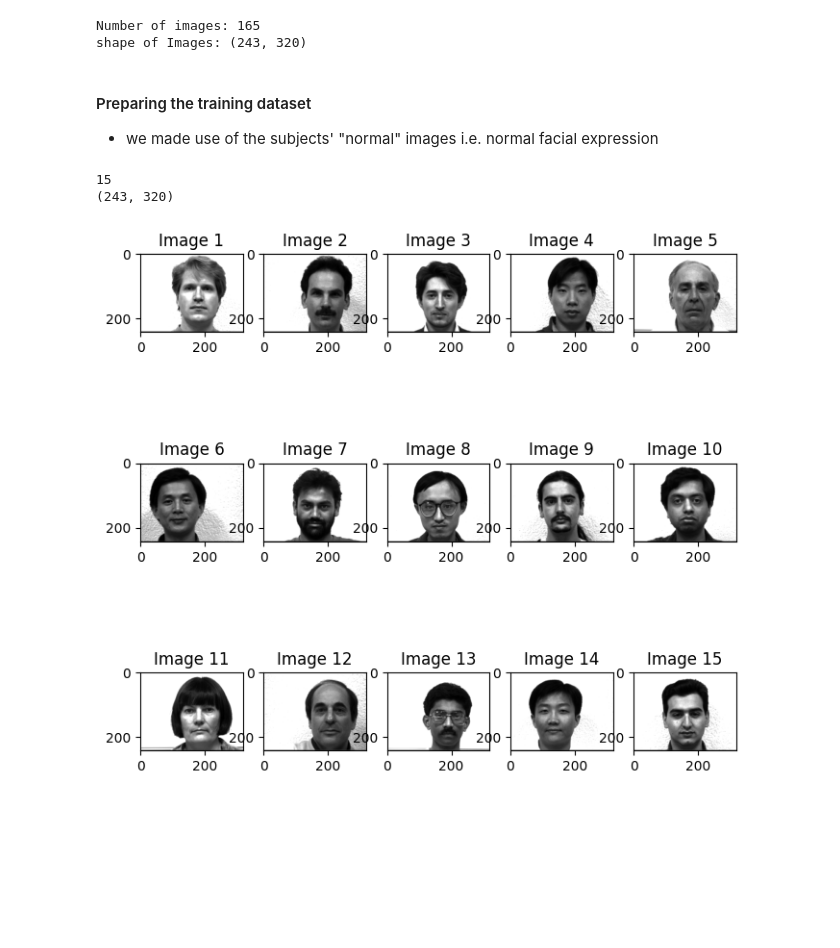
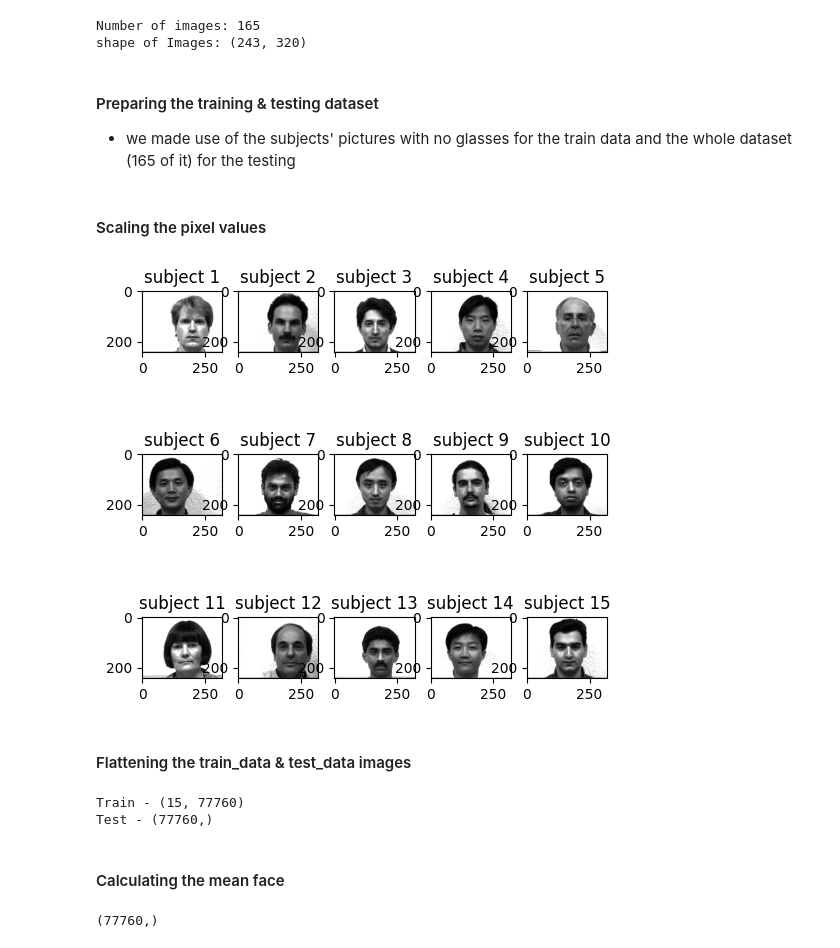
Before and after one commit to Isa1asN/face-recognition-eigen_faces-fisher_faces, a Jupyter notebook: EigenFaces.ipynb, the cells around one changed output. Cells and saved outputs as stored; diff of their text form; code cells hidden in the pictures; blank space fills up the shorter version.

Commit message:
data prep, mean face, mean-centered...

```diff
--- a/EigenFaces.ipynb
+++ b/EigenFaces.ipynb
@@ -49,32 +49,48 @@ print(f"shape of Images: {image_dataset_raw[0]['image'].shape}")
 Number of images: 165
 shape of Images: (243, 320)
 # %% [markdown]
-#### Preparing the training dataset
-* we made use of the subjects' "normal" images i.e. normal facial expression
+#### Preparing the training & testing dataset
+* we made use of the subjects' pictures with no glasses for the train data and the whole dataset (165 of it) for the testing
 # %%
-train_data = [image_dataset_raw[i]['image'] for i in range(0, len(image_dataset_raw)) if image_dataset_raw[i]['emotion'] == 'normal']
+train_data = [image_dataset_raw[i]['image'] for i in range(0, len(image_dataset_raw)) if image_dataset_raw[i]['emotion'] == 'noglasses']
+test_data = image_dataset_raw.copy()
-# %%
-print(len(train_data))
-print(train_data[0].shape)
-# %% [output]
-15
-(243, 320)
+# %% [markdown]
+#### Scaling the pixel values
+# %%
+train_data = np.array(train_data) / 255
+
+for image in test_data:
+    image['image'] = np.array(image['image']) / 255
 # %%
-# Image displayer function
-def display_images(image_arrays):
-    num_images = len(image_arrays)
-    num_rows = 3
-    num_cols = 5
-    fig, axes = plt.subplots(num_rows, num_cols, figsize=(8, 8))
-    for i, ax in enumerate(axes.flat):
-        if i < num_images:
-            ax.imshow(image_arrays[i], cmap='gray')
-            ax.set_title(f"Image {i+1}")
-        else:
-            ax.axis('off')
+num_images = len(train_data)
+num_rows = 3
+num_cols = 5
+fig, axes = plt.subplots(num_rows, num_cols, figsize=(6, 6))
+for i, ax in enumerate(axes.flat):
+    if i < num_images:
+        ax.imshow(train_data[i], cmap='gray')
+        ax.set_title(f"subject {i+1}")
+    else:
+        ax.axis('off')
 
-    plt.show()
+plt.show()
+# %% [output]
+[figure, added]
-# %%
-display_images(train_data)
-# %% [output]
-[figure, removed]
+# %% [markdown]
+#### Flattening the train_data & test_data images
+# %%
+train_data = np.array([image.reshape(-1) for image in train_data])
+for image in test_data:
+    image['image'] = np.array(image['image']).reshape(-1)
+print(f"Train - {train_data.shape}")
+print(f"Test - {test_data[0]['image'].shape}")
+# %% [output]
+Train - (15, 77760)
+Test - (77760,)
+# %% [markdown]
+#### Calculating the mean face
+# %%
+mean_face = np.mean(train_data, axis=0)
+mean_face.shape
+# %% [output]
+(77760,)
```
Also changed, not shown: parts of 4 cells of this notebook.
